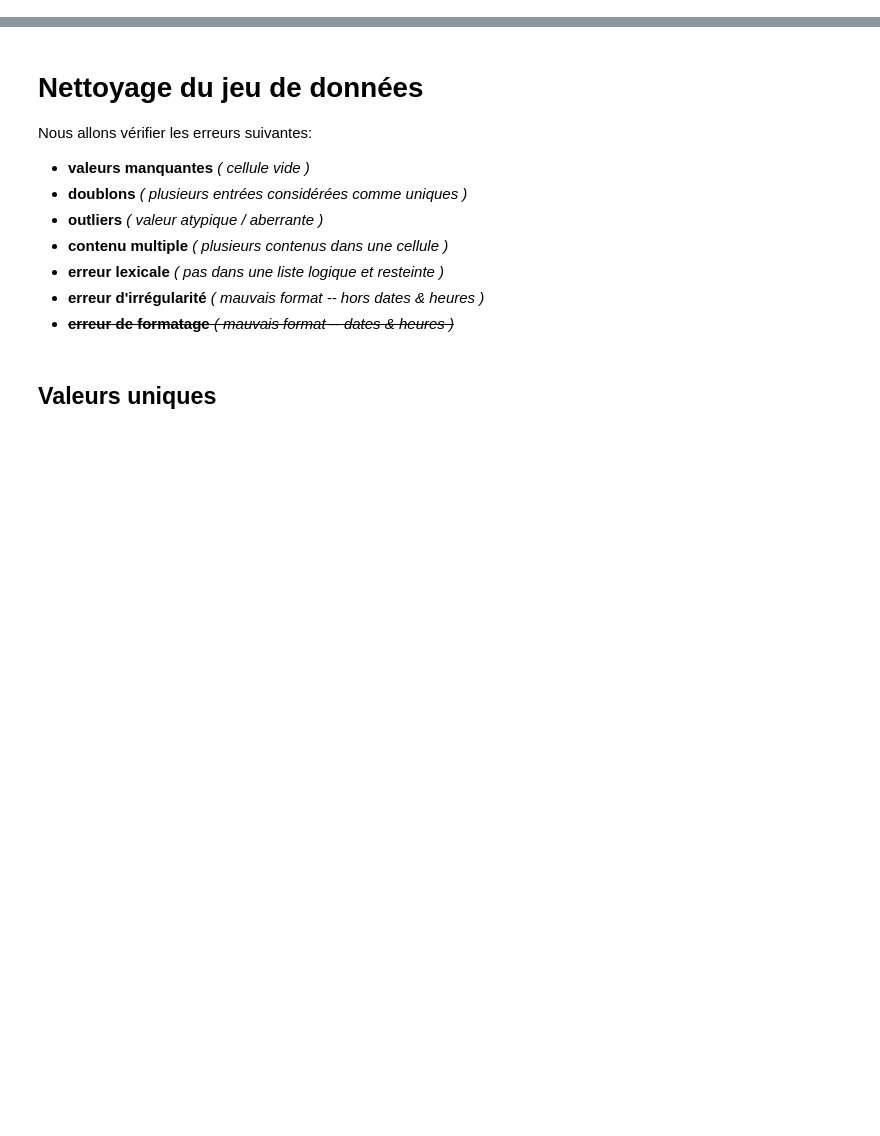
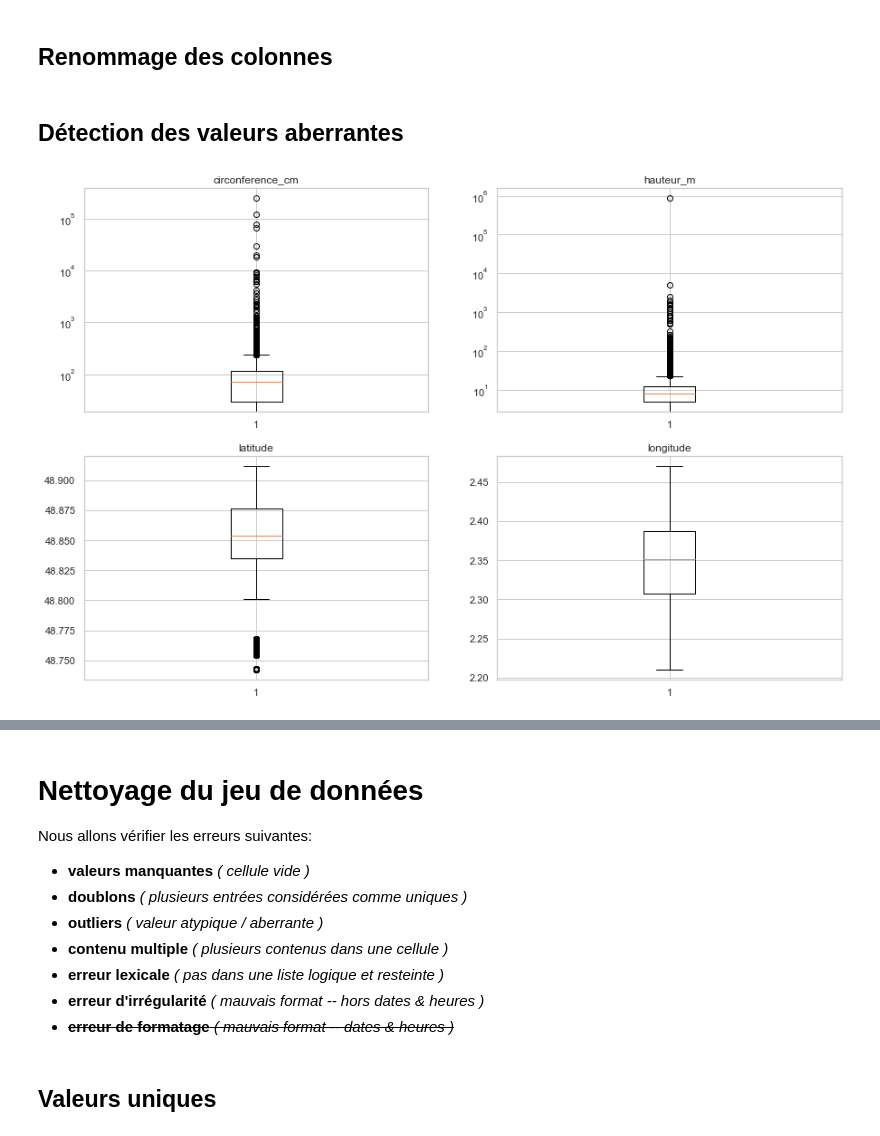
Before and after one commit to Valkea/OC_AI_02, a Jupyter notebook: EDA.ipynb, the cells around one changed output, grey strips where cells are left out. Drawn from its saved outputs; the diff is of its cells as text; code cells hidden in the pictures; blank space fills up the shorter version.

```diff
--- a/EDA.ipynb
+++ b/EDA.ipynb
@@ -207,0 +692,2 @@ Index(['id', 'type_emplacement', 'domanialite', 'arrondissement',
+# %%
+data_clean = data.copy()
@@ -207,0 +696,2 @@ Index(['id', 'type_emplacement', 'domanialite', 'arrondissement',
+# %%
+data_clean = data_clean.drop(['type_emplacement', 'numero'], axis='columns')
@@ -207,0 +705,20 @@ Index(['id', 'type_emplacement', 'domanialite', 'arrondissement',
+# %% [markdown]
+## Renommage des colonnes
+# %%
+data_clean = data_clean.rename(columns={'geo_point_2d_a':'latitude', 'geo_point_2d_b':'longitude'})
+vars_quantitatives = ['circonference_cm', 'hauteur_m', 'latitude', 'longitude']
+# %% [markdown]
+## Détection des valeurs aberrantes
+# %%
+fig = plt.figure(figsize =(15, 10))
+
+for i, v in enumerate(vars_quantitatives):
+    ax = plt.subplot(2, 2, i+1)
+    if(i < 2):
+        ax.set_yscale('log')
+    ax.boxplot(data_clean[v])
+    plt.title(v)
+
+plt.show()
+# %% [output]
+[figure, added]
```
Also changed, not shown: parts of 141 cells of this notebook.
